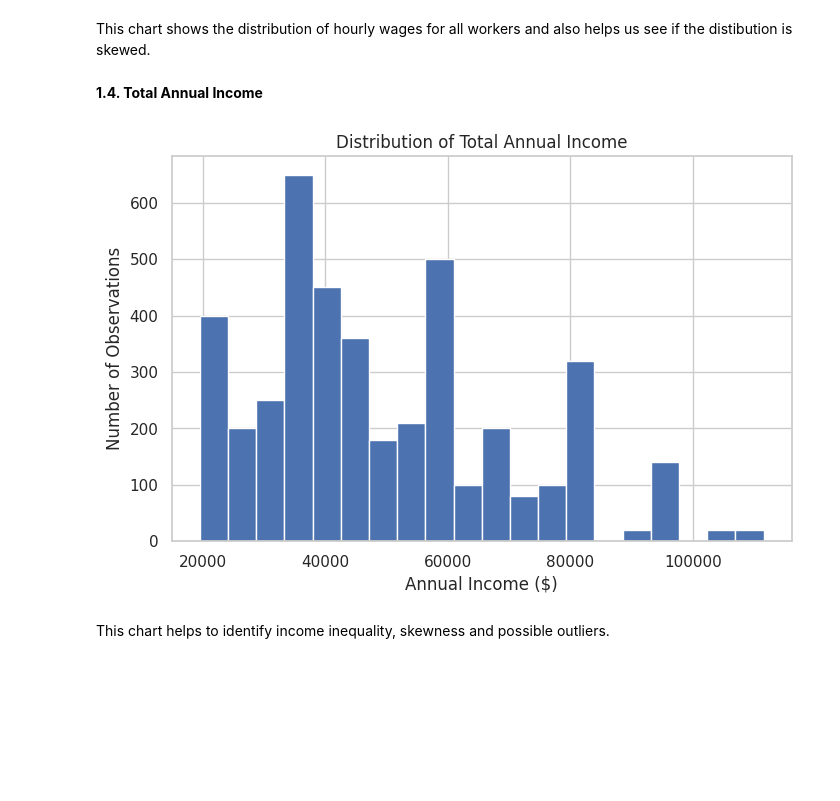
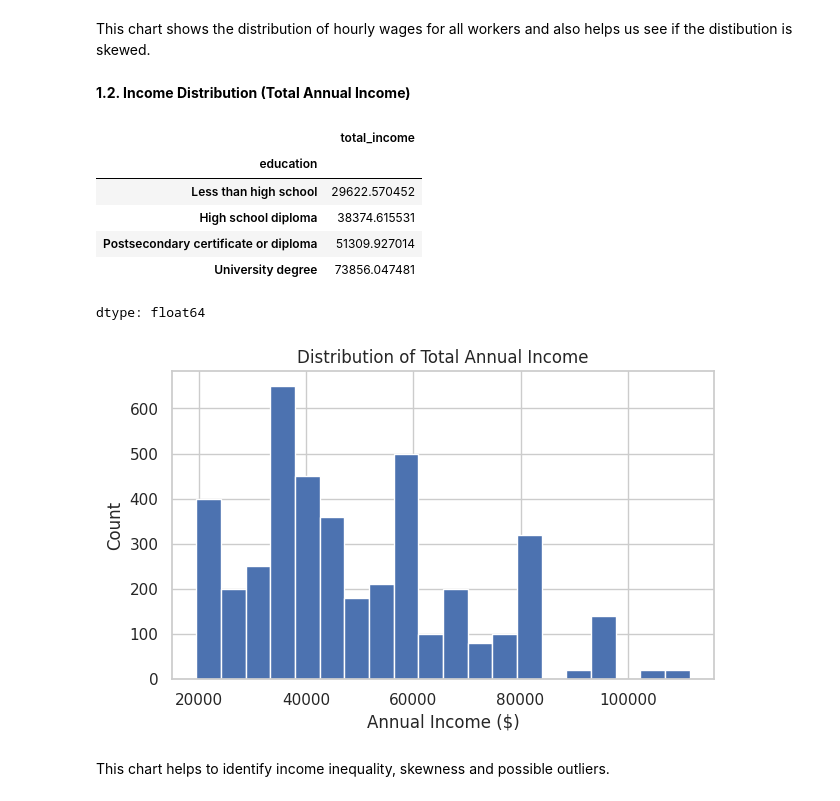
Before and after one commit to FolusoOjo/Education_Wages_Income, a Jupyter notebook: eda/capstone_eda.ipynb, the cells around one changed output. Drawn from its saved outputs; the diff is of its cells as text; code cells hidden in the pictures; blank space fills up the shorter version.

```diff
--- a/eda/capstone_eda.ipynb
+++ b/eda/capstone_eda.ipynb
@@ -10,8 +10,7 @@ sns.set(style="whitegrid")
 # %% [markdown]
 Loading in the data.
 # %%
-df = pd.read_excel("../merged_data/merged_output_cleaned.xlsx")
+df = pd.read_excel("./merged_output_cleaned.xlsx")
 
 df.head()
-df.info()
 # %% [output]
@@ -84,15 +87,25 @@ plt.show()
 # %% [markdown]
 This chart shows the distribution of hourly wages for all workers and also helps us see if the distibution is skewed.
 # %% [markdown]
-**1.4. Total Annual Income**
+**1.2. Income Distribution (Total Annual Income)**
+# %%
+df.groupby("education")["total_income"].mean().sort_values()
+# %% [output]
+|  | total_income |
+| education |  |
+| Less than high school | 29622.570452 |
+| High school diploma | 38374.615531 |
+| Postsecondary certificate or diploma | 51309.927014 |
+| University degree | 73856.047481 |
+dtype: float64
 # %%
-plt.figure(figsize=(8,5))
+plt.figure(figsize=(7,4))
 df["total_income"].hist(bins=20)
 plt.title("Distribution of Total Annual Income")
 plt.xlabel("Annual Income ($)")
-plt.ylabel("Number of Observations")
+plt.ylabel("Count")
 plt.show()
 # %% [output]
-[figure, old version]
+[figure, new version]
 # %% [markdown]
 This chart helps to identify income inequality, skewness and possible outliers.
```
Also changed, not shown: parts of 52 cells of this notebook.
